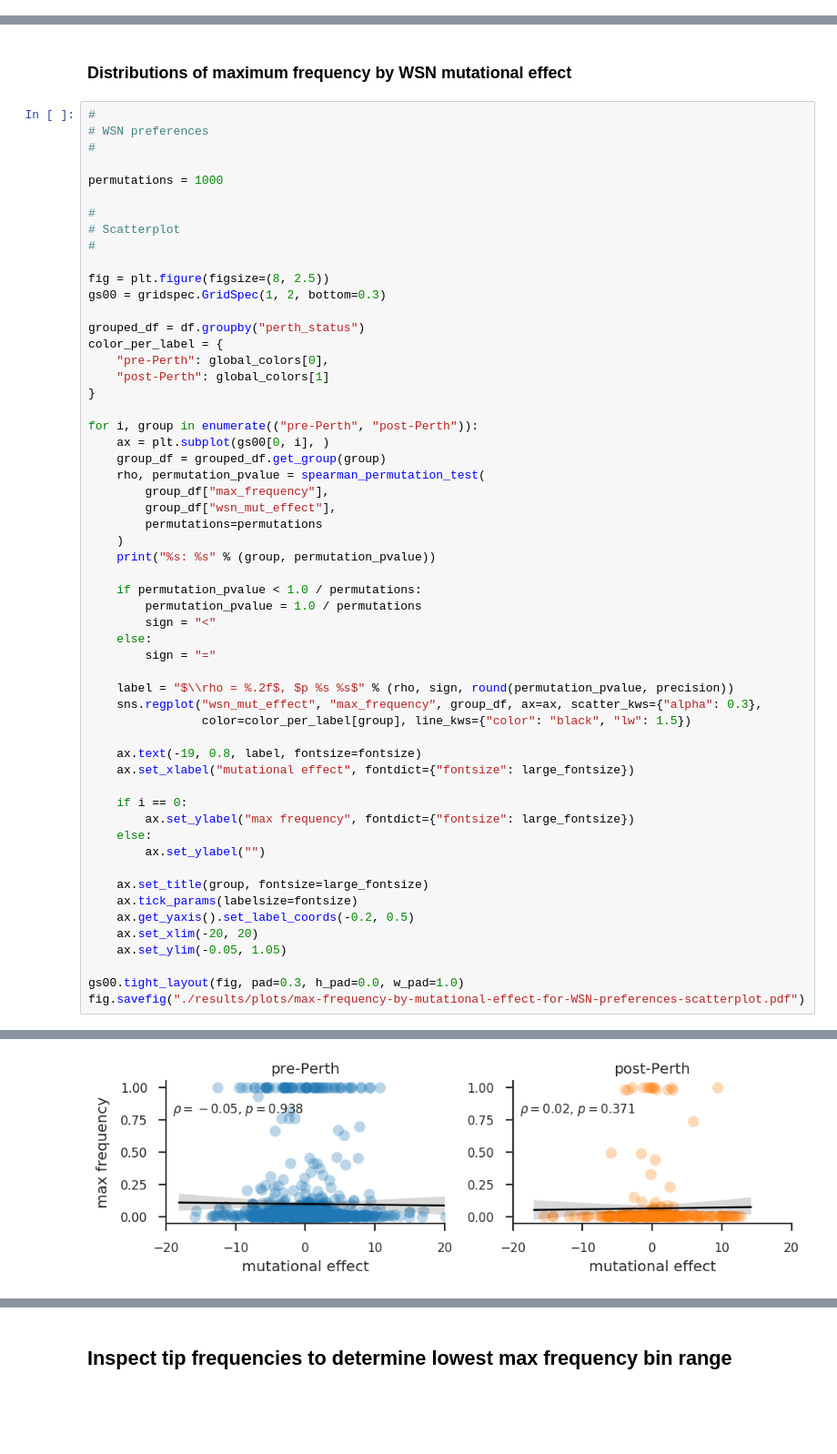
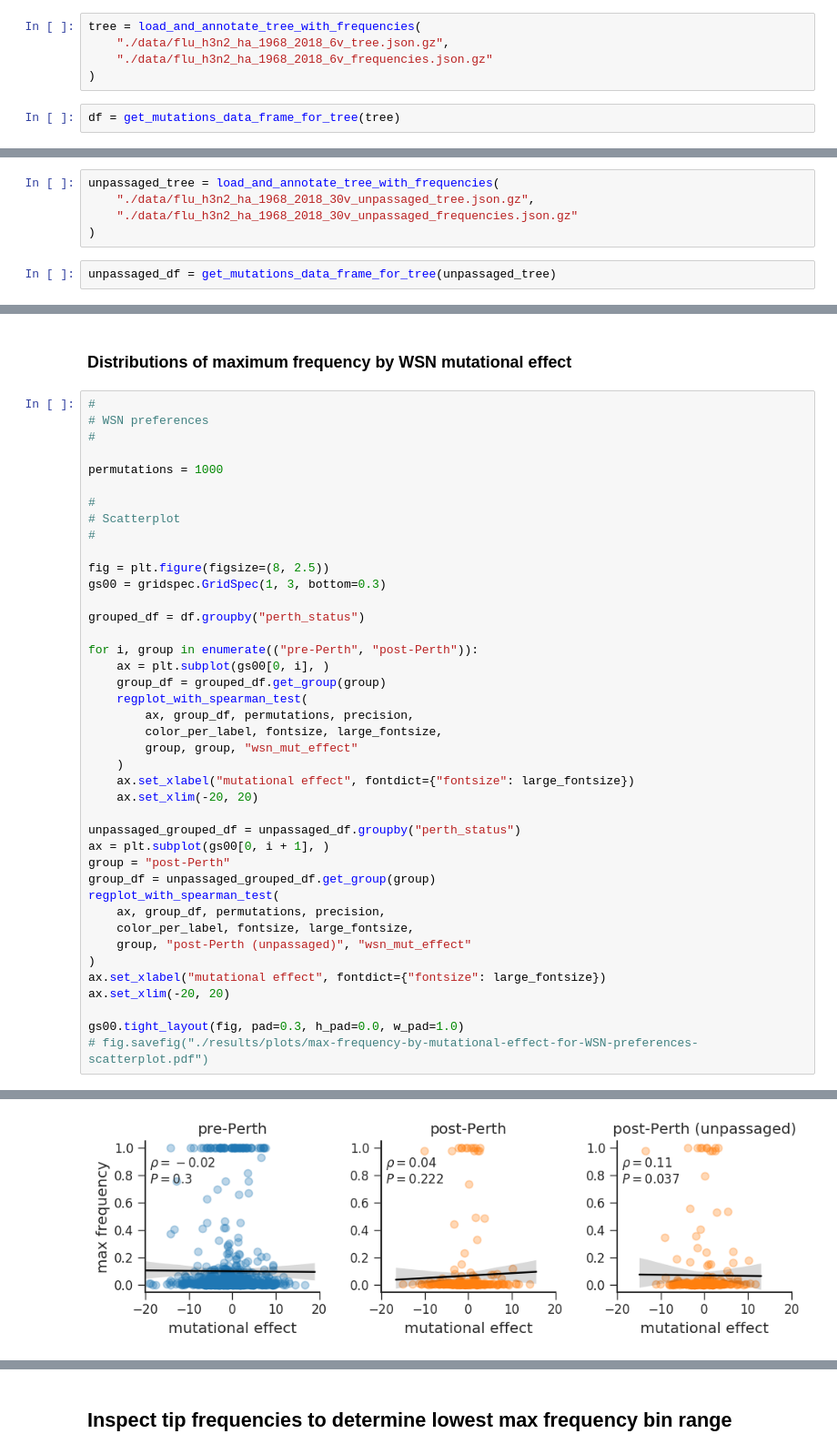
Before and after one commit to jbloomlab/Perth2009-DMS-Manuscript, a Jupyter notebook: analysis_code/max_frequency_analysis.ipynb, the cells around one changed output, grey strips where cells are left out. Shown at 91% size. Cells and saved outputs as stored; diff of their text form; blank space fills up the shorter version.

```diff
--- a/analysis_code/max_frequency_analysis.ipynb
+++ b/analysis_code/max_frequency_analysis.ipynb
@@ -554,0 +551,7 @@ df = df[df["mut_effect"] != 0].copy()
+# %%
+tree = load_and_annotate_tree_with_frequencies(
+    "./data/flu_h3n2_ha_1968_2018_6v_tree.json.gz",
+    "./data/flu_h3n2_ha_1968_2018_6v_frequencies.json.gz"
+)
+# %%
+df = get_mutations_data_frame_for_tree(tree)
@@ -567,0 +583,7 @@ df.head()
+# %%
+unpassaged_tree = load_and_annotate_tree_with_frequencies(
+    "./data/flu_h3n2_ha_1968_2018_30v_unpassaged_tree.json.gz",
+    "./data/flu_h3n2_ha_1968_2018_30v_unpassaged_frequencies.json.gz"
+)
+# %%
+unpassaged_df = get_mutations_data_frame_for_tree(unpassaged_tree)
@@ -708,48 +811,33 @@ permutations = 1000
 #
 
 fig = plt.figure(figsize=(8, 2.5))
-gs00 = gridspec.GridSpec(1, 2, bottom=0.3)
+gs00 = gridspec.GridSpec(1, 3, bottom=0.3)
 
 grouped_df = df.groupby("perth_status")
-color_per_label = {
-    "pre-Perth": global_colors[0],
-    "post-Perth": global_colors[1]
-}
 
 for i, group in enumerate(("pre-Perth", "post-Perth")):
     ax = plt.subplot(gs00[0, i], )
     group_df = grouped_df.get_group(group)
-    rho, permutation_pvalue = spearman_permutation_test(
-        group_df["max_frequency"],
-        group_df["wsn_mut_effect"],
-        permutations=permutations
+    regplot_with_spearman_test(
+        ax, group_df, permutations, precision,
+        color_per_label, fontsize, large_fontsize,
+        group, group, "wsn_mut_effect"
     )
-    print("%s: %s" % (group, permutation_pvalue))
+    ax.set_xlabel("mutational effect", fontdict={"fontsize": large_fontsize})
+    ax.set_xlim(-20, 20)
 
-    if permutation_pvalue < 1.0 / permutations:
-        permutation_pvalue = 1.0 / permutations
-        sign = "<"
-    else:
-        sign = "="
-
-    label = "$\\rho = %.2f$, $p %s %s$" % (rho, sign, round(permutation_pvalue, precision))
-    sns.regplot("wsn_mut_effect", "max_frequency", group_df, ax=ax, scatter_kws={"alpha": 0.3},
-                color=color_per_label[group], line_kws={"color": "black", "lw": 1.5})
-
-    ax.text(-19, 0.8, label, fontsize=fontsize)
-    ax.set_xlabel("mutational effect", fontdict={"fontsize": large_fontsize})
-
-    if i == 0:
-        ax.set_ylabel("max frequency", fontdict={"fontsize": large_fontsize})
-    else:
-        ax.set_ylabel("")
-
-    ax.set_title(group, fontsize=large_fontsize)
-    ax.tick_params(labelsize=fontsize)
-    ax.get_yaxis().set_label_coords(-0.2, 0.5)
-    ax.set_xlim(-20, 20)
-    ax.set_ylim(-0.05, 1.05)
+unpassaged_grouped_df = unpassaged_df.groupby("perth_status")
+ax = plt.subplot(gs00[0, i + 1], )
+group = "post-Perth"
+group_df = unpassaged_grouped_df.get_group(group)
+regplot_with_spearman_test(
+    ax, group_df, permutations, precision,
+    color_per_label, fontsize, large_fontsize,
+    group, "post-Perth (unpassaged)", "wsn_mut_effect"
+)
+ax.set_xlabel("mutational effect", fontdict={"fontsize": large_fontsize})
+ax.set_xlim(-20, 20)
 
 gs00.tight_layout(fig, pad=0.3, h_pad=0.0, w_pad=1.0)
-fig.savefig("./results/plots/max-frequency-by-mutational-effect-for-WSN-preferences-scatterplot.pdf")
+# fig.savefig("./results/plots/max-frequency-by-mutational-effect-for-WSN-preferences-scatterplot.pdf")
 # %% [output]
@@ -758 +847 @@ post-Perth: 0.371
-[figure, old version]
+[figure, new version]
```
Also changed, not shown: parts of 86 cells of this notebook, 1 other file.
